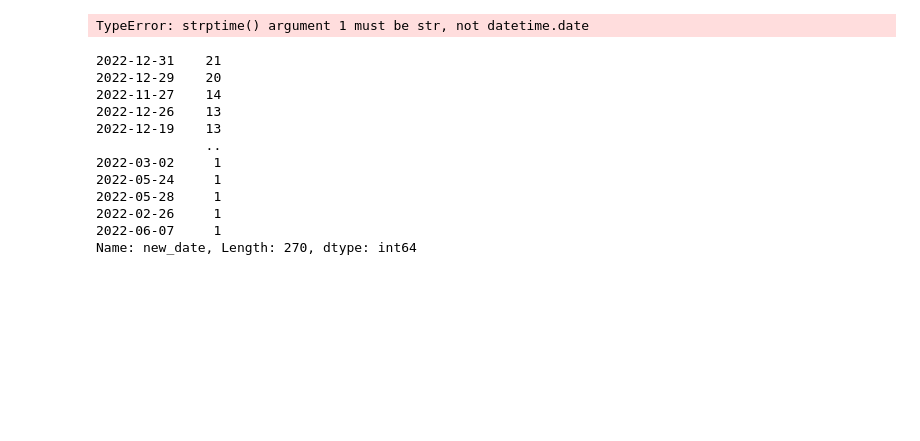
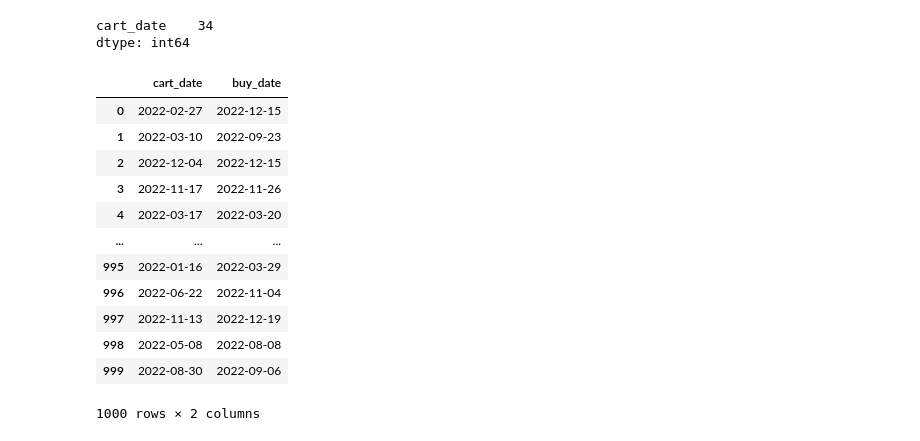
Before and after one commit to aszxk012/Analyzing_customer_data_and_Offering_service, a Jupyter notebook: 01_create_data.ipynb, the cells around one changed output. Saved outputs shown, nothing was run; the diff lists cells and outputs as text; code cells hidden in the pictures; blank space fills up the shorter version.

```diff
--- a/01_create_data.ipynb
+++ b/01_create_data.ipynb
@@ -60,20 +61,18 @@ for locate in random_locations:
 # %%
-import random
-import datetime
-
-# 시작 날짜와 종료 날짜 설정
+# Set Start Date, End date
 start_date = datetime.date(2022, 1, 1)
 end_date = datetime.date(2022, 12, 31)
 
-# 날짜 무작위 생성
+# Create Random Dates Generation Function
 def random_date(start, end):
-    return start + datetime.timedelta(days=random.randint(0, (end - start).days))
+    generate_random =  start + datetime.timedelta(days=random.randint(0, (end - start).days))
+    return generate_random
 
-# 무작위 날짜 생성
+# Create Random Dates
 random_dates = [random_date(start_date, end_date) for _ in range(1000)]
 
-# 랜덤한 개수의 요소를 Null 값으로 대체
-num_to_replace = random.randint(0, 50)  # 0부터 500까지 랜덤한 개수 선택
+# Replace a Random Number of Elements with Null
+num_to_replace = random.randint(0, 50)  # Select a Random Number from 0 to 50
 indices_to_replace = random.sample(range(1000), num_to_replace)
 
 for index in indices_to_replace:
@@ -149,0 +101,6 @@ Length: 338, dtype: int64
+# %%
+# Convert List to a DataFrame
+# "cart_date" is the date the customer added an item to cart.
+
+df = pd.DataFrame(random_dates, columns=["cart_date"])
+df
@@ -150,44 +121,46 @@ Length: 338, dtype: int64
+# %%
+df.isna().sum()
+# %% [output]
+cart_date    34
+dtype: int64
 # %%
-import pandas as pd
-import random
 from datetime import datetime, timedelta
 
 
-# 무작위로 날짜 생성 함수
+# Create Random Dates Generation Function with a Timedelta
 def generate_random_date(start_date, end_date):
     random_days = random.randint(0, (end_date - start_date).days)
     return start_date + timedelta(days=random_days)
 
-# 새로운 열을 추가하여 날짜 생성
+# Create Random Dates by Adding a New Column
 new_dates = []
-for index, row in dates.iterrows():
-    if pd.notna(row[0]) and row[0] != 'None':  # NaN이 아니고 'None'이 아닌 경우
-        current_date = datetime.strptime(row[0], '%Y-%m-%d').date()
+for index, row in df.iterrows():
+    if pd.notna(row[0]) and row[0] != 'None':  # Not NaN and Not None
+        current_date = datetime.strptime(str(row[0]), '%Y-%m-%d').date()
         end_date = datetime.strptime("2022-12-31", '%Y-%m-%d').date()
         random_date = generate_random_date(current_date, end_date)
         new_dates.append(random_date.strftime('%Y-%m-%d'))
+
     else:
         new_dates.append(None)
 
-# 데이터프레임에 새로운 열 추가
-dates['new_date'] = new_dates
+# Add a New Column to a DataFrame
+# "buy_date" is the date the customer purchased the item in their cart
+df['buy_date'] = new_dates
 
-# 결과 출력
-print(dates)
+# Print Result
+df
 # %% [output]
+|  | cart_date | buy_date |
+| 0 | 2022-02-27 | 2022-12-15 |
+| 1 | 2022-03-10 | 2022-09-23 |
+| 2 | 2022-12-04 | 2022-12-15 |
+| 3 | 2022-11-17 | 2022-11-26 |
+| 4 | 2022-03-17 | 2022-03-20 |
+| ... | ... | ... |
+| 995 | 2022-01-16 | 2022-03-29 |
+| 996 | 2022-06-22 | 2022-11-04 |
+| 997 | 2022-11-13 | 2022-12-19 |
+| 998 | 2022-05-08 | 2022-08-08 |
+| 999 | 2022-08-30 | 2022-09-06 |
-TypeError: strptime() argument 1 must be str, not datetime.date
+1000 rows × 2 columns
-# %%
-dates['new_date'].value_counts()
-# %% [output]
-2022-12-31    21
-2022-12-29    20
-2022-11-27    14
-2022-12-26    13
-2022-12-19    13
-              ..
-2022-03-02     1
-2022-05-24     1
-2022-05-28     1
-2022-02-26     1
-2022-06-07     1
-Name: new_date, Length: 270, dtype: int64
```
Also changed, not shown: parts of 15 cells of this notebook, 1 other file.
